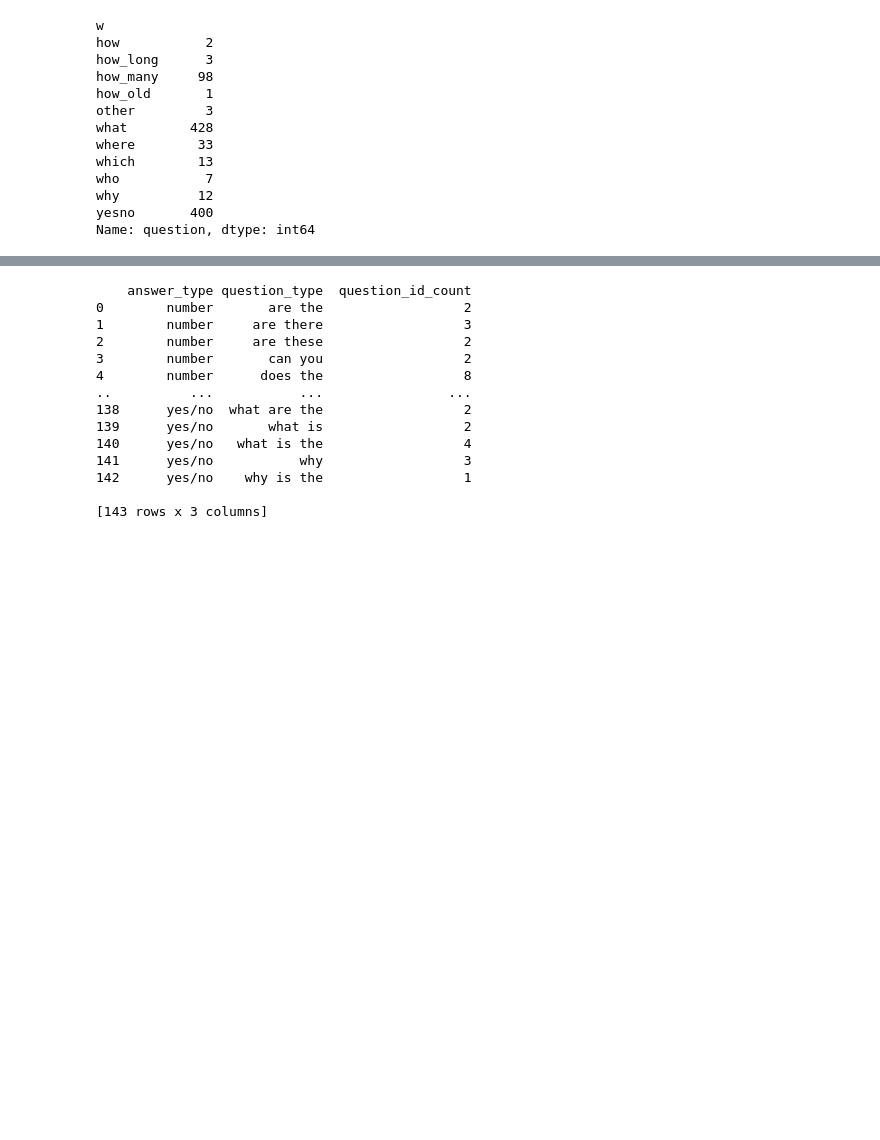
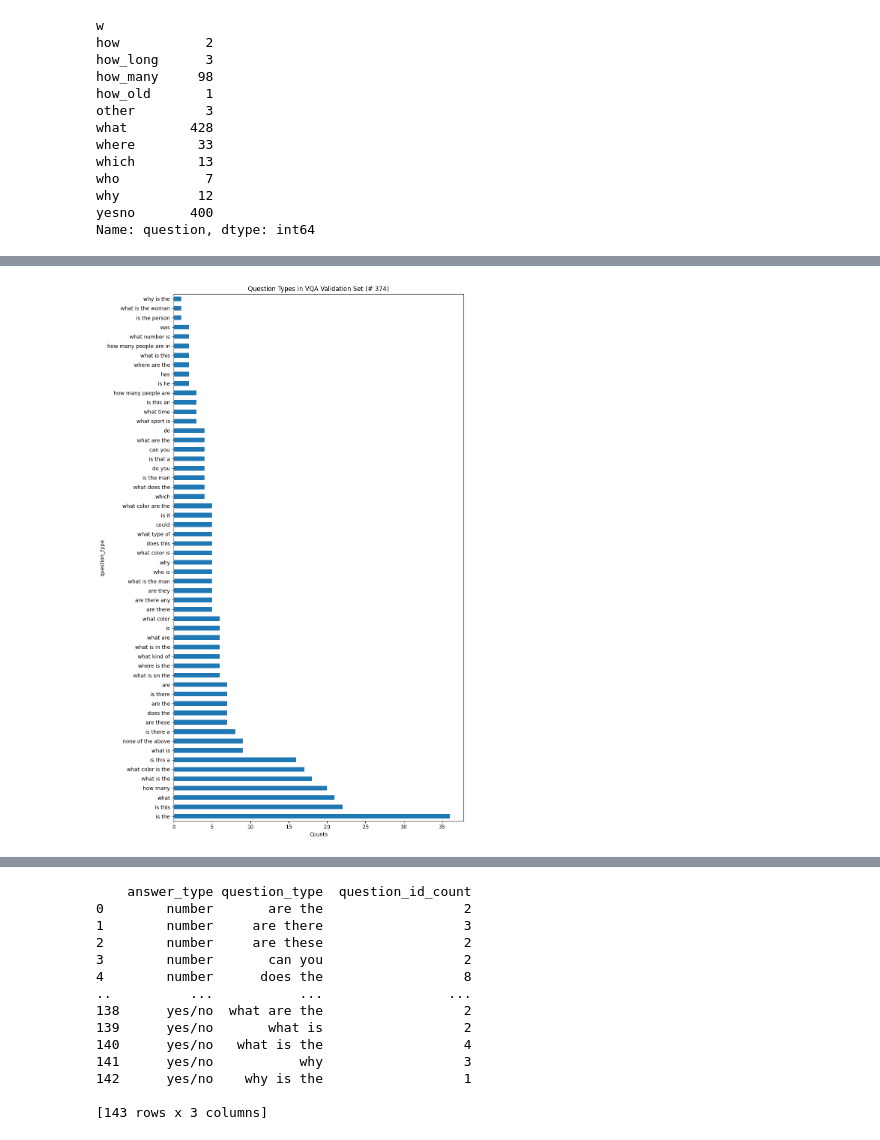
Before and after one commit to unolop/HPA, a Jupyter notebook: api/eda.ipynb, the cells around one changed output, grey strips where cells are left out. Drawn from its saved outputs; the diff is of its cells as text; code cells hidden in the pictures; blank space fills up the shorter version.

```diff
--- a/api/eda.ipynb
+++ b/api/eda.ipynb
@@ -2,9 +2,16 @@
 import json
 import os
 import sys
+import numpy as np
 import pandas as pd
 sys.path.append(os.path.abspath(os.path.join(os.getcwd(), "..")))
 from dataset.paths import VQA_QUESTIONS, VQA_ANNOT, VQA_IMAGE_DIR, VQA_1K
+
+with open('/home/david/Desktop/yuna/HPA/evaluation/scored/humans/human_vqa_per_question.json', 'r') as f :
+    hdf = json.load(f)
+hqids = np.array([question[0]['qid'] for question in hdf], dtype=np.int64)
+hsdf = sdf[sdf['question_id'].isin(hqids)]
+len(hsdf), len(hqids)
 # %%
 sem = "/home/david/Desktop/yuna/HPA/dataset/vqa/vqa1k_semantics.jsonl"
 sem_data = []
@@ -98 +169,11 @@ def wrap_every_n_words(text, n=3):
+# %%
+X = model.encode(hqs, normalize_embeddings=True)
+
+for qtype in ['w', 'op', 'ent', 'attr', 'ans', 'space']  :
+
+    labels = get_labels(qtype, hsdf, hqs)
+    labels = [str(label) if label is None else label for label in labels]
+    unique_labels = sorted(set(labels))
+    print(len(unique_labels), unique_labels)
+    visualize_by_semantics(qtype, labels, unique_labels)
 # %%
@@ -246,0 +256,5 @@ for c, g in df_clusters.groupby("cluster"):
+# %%
+human_dataset = [dataset[i] for i in [i for i, q in enumerate(dataset.questions) if q['question_id'] in hqids]]
+df = show_qtype_proportion(human_dataset)
+# %% [output]
+[figure, added]
```
Also changed, not shown: parts of 12 cells of this notebook, 5 other files.
